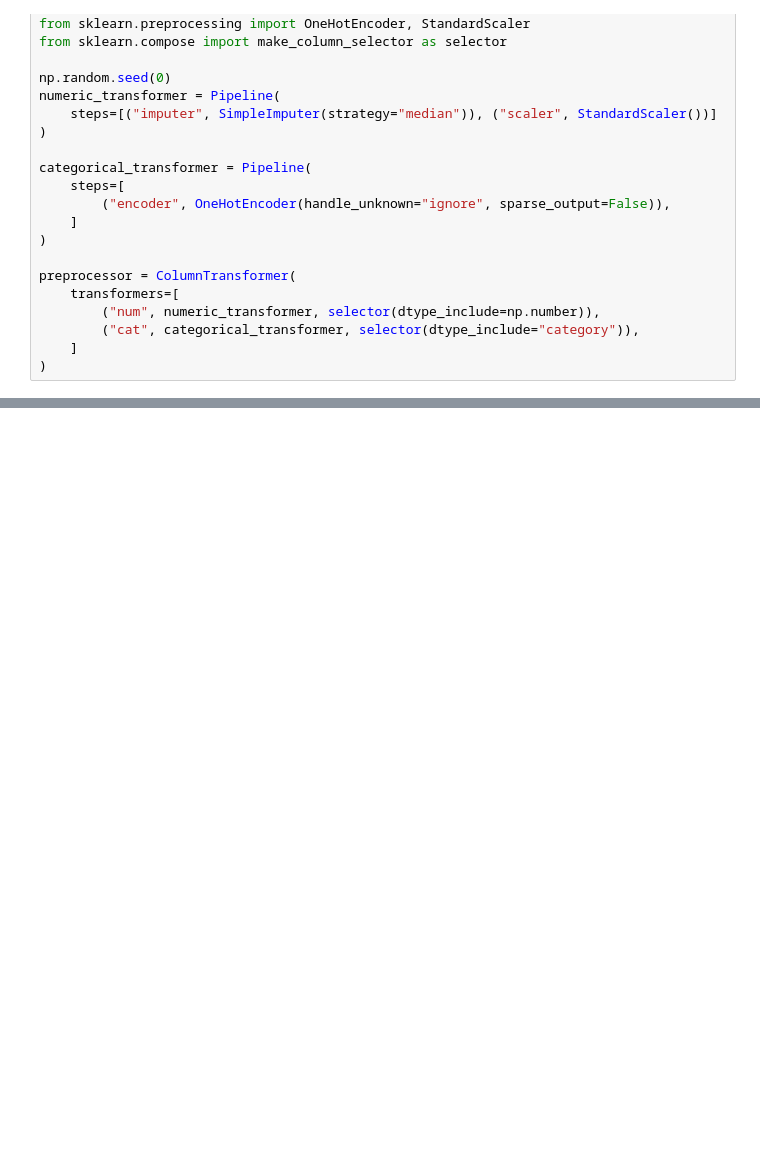
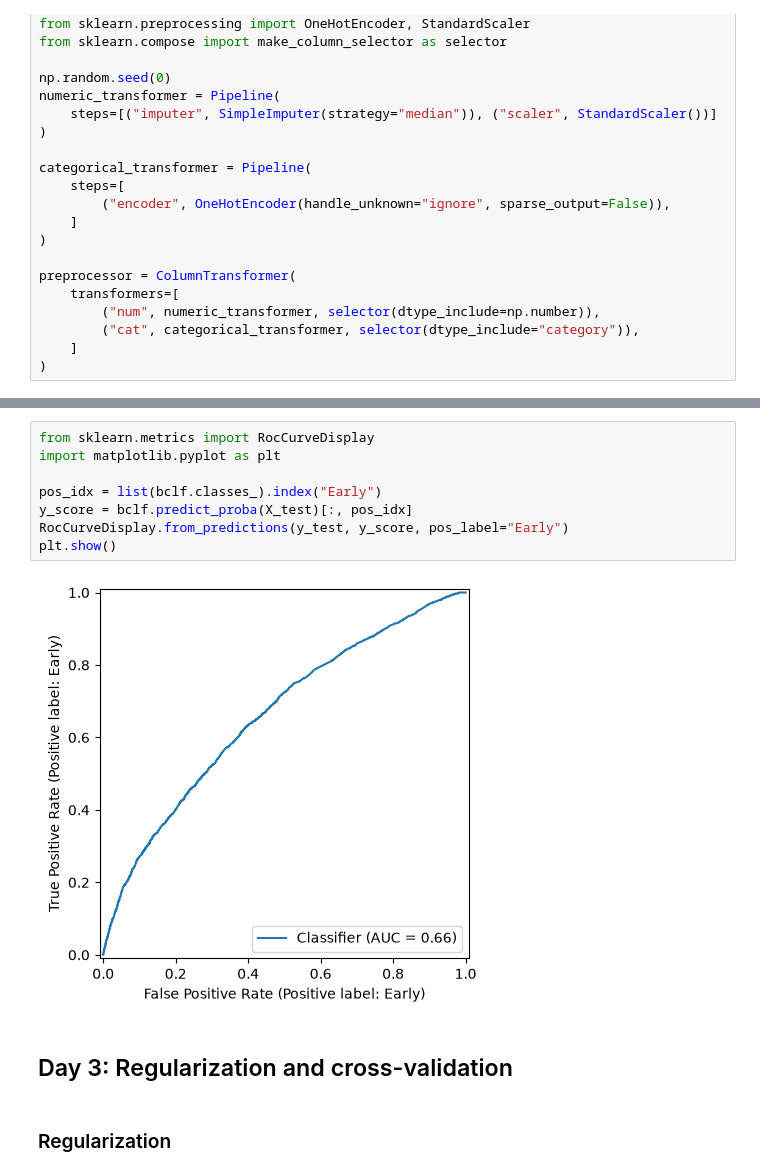
Before and after one commit to pwaltman/Diabetes_130_US_hospitals_1999-2008, a Jupyter notebook: notebooks/03_initial_modelling.ipynb, the cells around one changed output, grey strips where cells are left out. Drawn from its saved outputs; the diff is of its cells as text; blank space fills up the shorter version.

```diff
--- a/notebooks/03_initial_modelling.ipynb
+++ b/notebooks/03_initial_modelling.ipynb
@@ -618,0 +341,14 @@ y_test = labels.iloc[ test_idx ]
+# %%
+from sklearn.metrics import RocCurveDisplay
+import matplotlib.pyplot as plt
+
+pos_idx = list(bclf.classes_).index("Early")
+y_score = bclf.predict_proba(X_test)[:, pos_idx]
+RocCurveDisplay.from_predictions(y_test, y_score, pos_label="Early")
+plt.show()
+# %% [output]
+[figure, added]
+# %% [markdown]
+## Day 3: Regularization and cross-validation
+# %% [markdown]
+### Regularization
```
Also changed, not shown: parts of 127 cells of this notebook, 2 other files.
